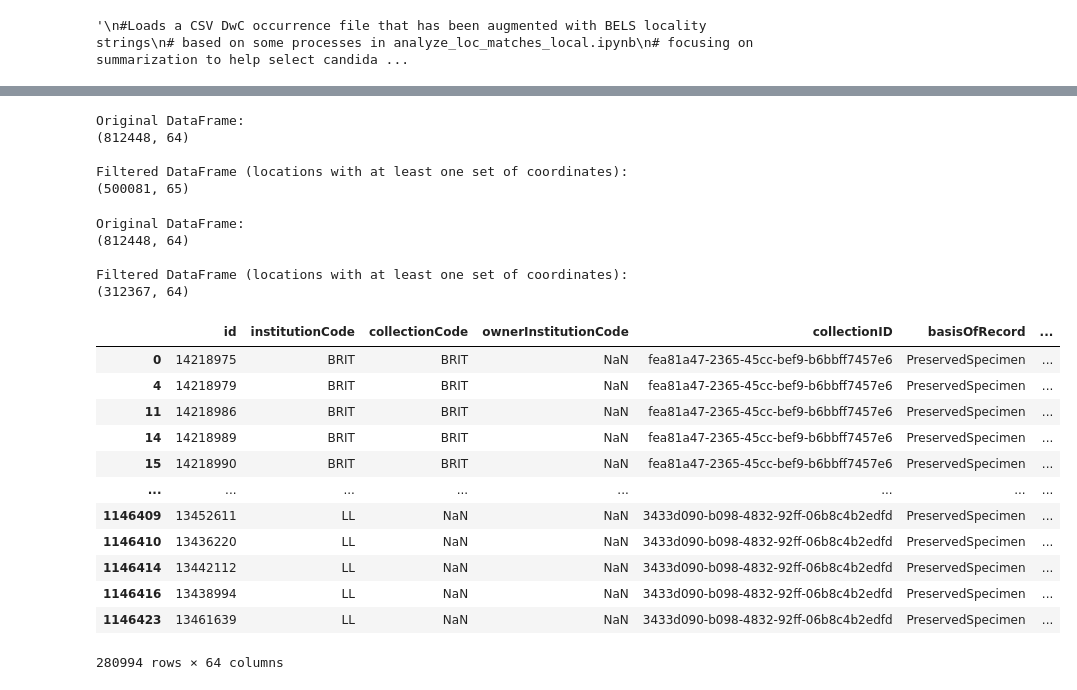
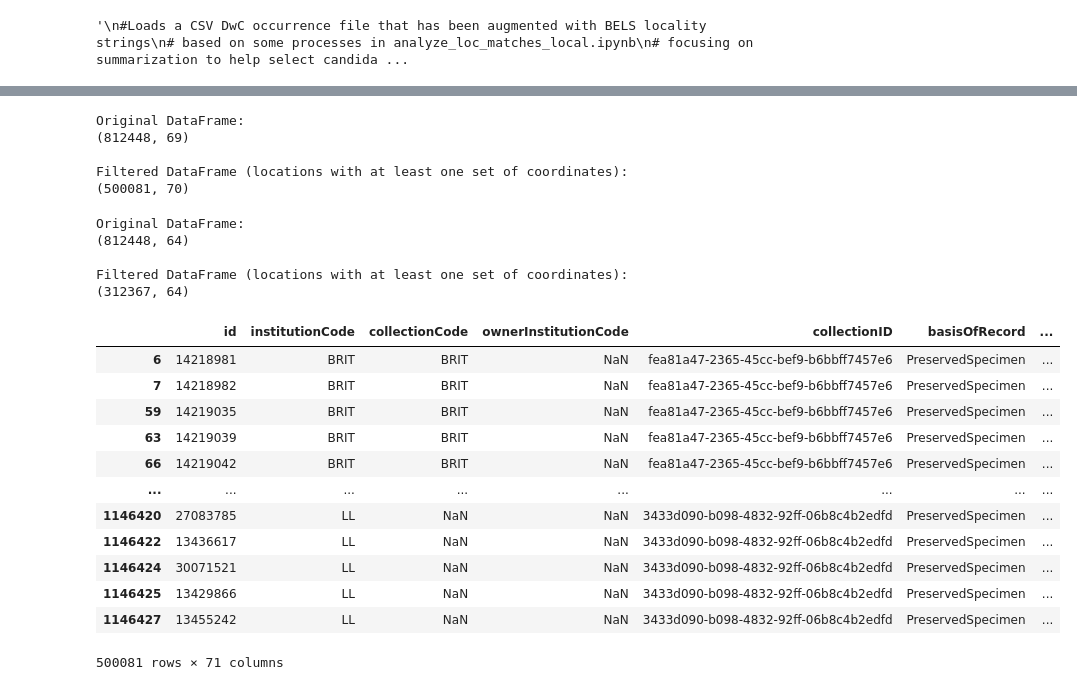
Before and after one commit to jbest/pybels, a Jupyter notebook: BELS_summarize.ipynb, the cells around one changed output, grey strips where cells are left out. Cells and saved outputs as stored; diff of their text form; code cells hidden in the pictures.

```diff
--- a/BELS_summarize.ipynb
+++ b/BELS_summarize.ipynb
@@ -13,6 +15,12 @@ import re
 # %%
-bels_locs_path = '/mnt/DATA3-4TB/BRIT_git/TORCH_georeferencing/data/TORCH-data_snapshots_TX_OK_2024-12-06/torch_bels_locs.tsv'
+input_path = '/mnt/DATA3-4TB/BRIT_git/TORCH_georeferencing/data/TORCH-data_snapshots_TX_OK_2024-12-06/'
+input_filename = 'torch_bels_metrics.tsv'
+bels_locs_path = Path(input_path) / input_filename
+#bels_locs_path = '/mnt/DATA3-4TB/BRIT_git/TORCH_georeferencing/data/TORCH-data_snapshots_TX_OK_2024-12-06/torch_bels_locs.tsv'
 df_occ = pd.read_csv(bels_locs_path, low_memory=False, sep='\t')
+# %%
+# import data with BELS augmentation/metrics
+df_occ = pd.read_csv(bels_locs_path, low_memory=False, sep='\t')
 # %%
 df_occ.shape
 # %% [output]
@@ -88,16 +92,16 @@ def filter_locations_with_coordinates(df):
 
 # Filter locations that have at least one set of coordinates
 #result = filter_locations_with_coordinates(df)
-df_matches_wgeo = filter_locations_with_coordinates(df_matches)
+df_matches_w_geo = filter_locations_with_coordinates(df_matches)
 
 print("\nOriginal DataFrame:")
 print(df_matches.shape)
 print("\nFiltered DataFrame (locations with at least one set of coordinates):")
-print(df_matches_wgeo.shape)
+print(df_matches_w_geo.shape)
 # %% [output]
 Original DataFrame:
-(812448, 64)
+(812448, 69)
 
 Filtered DataFrame (locations with at least one set of coordinates):
-(500081, 65)
+(500081, 70)
 # %%
@@ -233,22 +236,27 @@ df_no_geo_normalized = df_wo_geo_nostatecounty.copy()
 # Add the normalized county names as a new column
 df_no_geo_normalized.loc[:, 'county_normalized'] = normalize_county_names(df_no_geo_normalized, 'county')
 #df_no_geo_normalized['county_normalized'] = normalize_county_names(df_no_geo_normalized, 'county')
+# %%
+# groups with coordinates
+df_w_geo_normalized = df_matches_w_geo.copy()
+# Add the normalized county names as a new column
+df_w_geo_normalized.loc[:, 'county_normalized'] = normalize_county_names(df_w_geo_normalized, 'county')
 # %%
-df_wo_geo_nostatecounty
+df_w_geo_normalized
 # %% [output]
 |  | id | institutionCode | collectionCode | ownerInstitutionCode | collectionID | basisOfRecord | ... |
-| 0 | 14218975 | BRIT | BRIT | NaN | fea81a47-2365-45cc-bef9-b6bbff7457e6 | PreservedSpecimen | ... |
-| 4 | 14218979 | BRIT | BRIT | NaN | fea81a47-2365-45cc-bef9-b6bbff7457e6 | PreservedSpecimen | ... |
-| 11 | 14218986 | BRIT | BRIT | NaN | fea81a47-2365-45cc-bef9-b6bbff7457e6 | PreservedSpecimen | ... |
-| 14 | 14218989 | BRIT | BRIT | NaN | fea81a47-2365-45cc-bef9-b6bbff7457e6 | PreservedSpecimen | ... |
-| 15 | 14218990 | BRIT | BRIT | NaN | fea81a47-2365-45cc-bef9-b6bbff7457e6 | PreservedSpecimen | ... |
+| 6 | 14218981 | BRIT | BRIT | NaN | fea81a47-2365-45cc-bef9-b6bbff7457e6 | PreservedSpecimen | ... |
+| 7 | 14218982 | BRIT | BRIT | NaN | fea81a47-2365-45cc-bef9-b6bbff7457e6 | PreservedSpecimen | ... |
+| 59 | 14219035 | BRIT | BRIT | NaN | fea81a47-2365-45cc-bef9-b6bbff7457e6 | PreservedSpecimen | ... |
+| 63 | 14219039 | BRIT | BRIT | NaN | fea81a47-2365-45cc-bef9-b6bbff7457e6 | PreservedSpecimen | ... |
+| 66 | 14219042 | BRIT | BRIT | NaN | fea81a47-2365-45cc-bef9-b6bbff7457e6 | PreservedSpecimen | ... |
 | ... | ... | ... | ... | ... | ... | ... | ... |
-| 1146409 | 13452611 | LL | NaN | NaN | 3433d090-b098-4832-92ff-06b8c4b2edfd | PreservedSpecimen | ... |
-| 1146410 | 13436220 | LL | NaN | NaN | 3433d090-b098-4832-92ff-06b8c4b2edfd | PreservedSpecimen | ... |
-| 1146414 | 13442112 | LL | NaN | NaN | 3433d090-b098-4832-92ff-06b8c4b2edfd | PreservedSpecimen | ... |
-| 1146416 | 13438994 | LL | NaN | NaN | 3433d090-b098-4832-92ff-06b8c4b2edfd | PreservedSpecimen | ... |
-| 1146423 | 13461639 | LL | NaN | NaN | 3433d090-b098-4832-92ff-06b8c4b2edfd | PreservedSpecimen | ... |
+| 1146420 | 27083785 | LL | NaN | NaN | 3433d090-b098-4832-92ff-06b8c4b2edfd | PreservedSpecimen | ... |
+| 1146422 | 13436617 | LL | NaN | NaN | 3433d090-b098-4832-92ff-06b8c4b2edfd | PreservedSpecimen | ... |
+| 1146424 | 30071521 | LL | NaN | NaN | 3433d090-b098-4832-92ff-06b8c4b2edfd | PreservedSpecimen | ... |
+| 1146425 | 13429866 | LL | NaN | NaN | 3433d090-b098-4832-92ff-06b8c4b2edfd | PreservedSpecimen | ... |
+| 1146427 | 13455242 | LL | NaN | NaN | 3433d090-b098-4832-92ff-06b8c4b2edfd | PreservedSpecimen | ... |
-280994 rows × 64 columns
+500081 rows × 71 columns
 # %%
 #df_no_geo_normalized_means = calculate_and_add_county_means(df_no_geo_normalized, 'dup_loc_count', 'county')
 # %%
```
Also changed, not shown: parts of 22 cells of this notebook, 2 other files.
